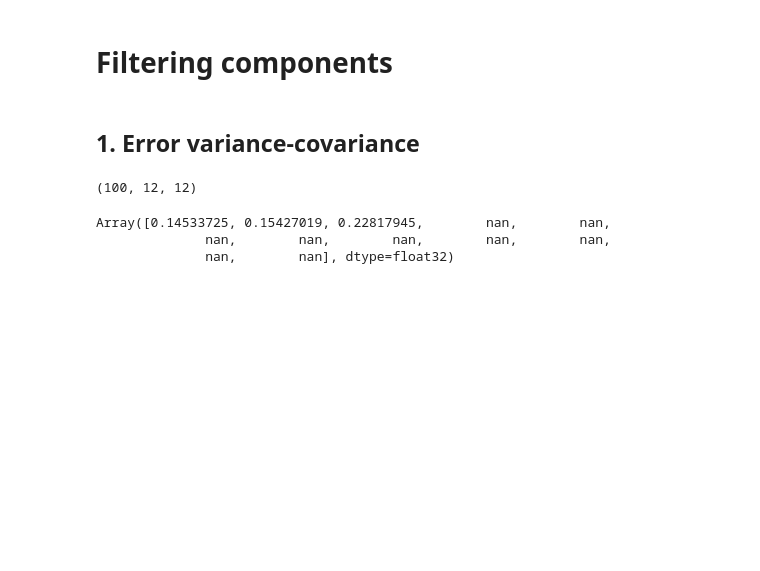
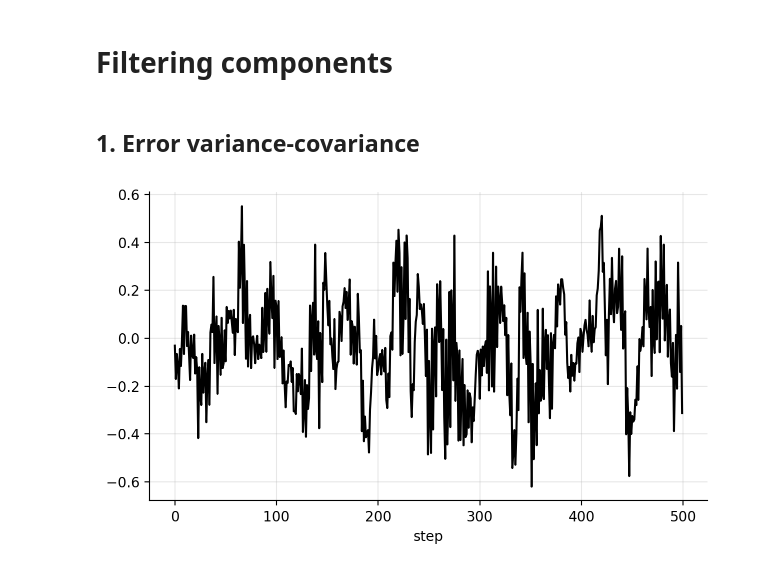
Before and after one commit to gerdm/filtering-notes, a Jupyter notebook: 02-state-space-models/arma-ssm.ipynb, the cells around one changed output. Cells and saved outputs as stored; diff of their text form; code cells hidden in the pictures; blank space fills up the shorter version.

Commit message:
feat-02: arma-ssm

```diff
--- a/02-state-space-models/arma-ssm.ipynb
+++ b/02-state-space-models/arma-ssm.ipynb
@@ -124,7 +124,7 @@ def init_ma_components(H_ma):
 # %% [markdown]
 ### Building blocks
 # %%
-A = jnp.array([1.0, 1.0, 1.0, 1.0, 1.0])
+A = jnp.ones(5)
 
 H_ma, F_ma, Tm = init_ma_components(A)
 # %% [markdown]
@@ -522,24 +522,18 @@ def arma_evc(n_steps, Sigma_init, H, F, T, R):
     _, hist = jax.lax.scan(step, Sigma_init, timesteps)
     return hist
 # %%
-H_ar = jnp.array([-0.2, 0.3])
-H_ma = jnp.ones(10)
+H_ar = jnp.array([-0.2, 0.3, 0.6, -0.2])
+H_ma = jnp.ones(5) * 0.6
 
 H_arma, F_arma, T_arma = init_arma_components(H_ar=H_ar, H_ma=H_ma)
-
-Sigma_init = jnp.eye(len(F_arma))
-
-hist = arma_evc(100, Sigma_init, H_arma, F_arma, T_arma, R)
+# H_arma, F_arma, T_arma = init_arma_components(H_ma=H_ma)
-# %%
-hist["sigma-update"].shape
-# %% [output]
-(100, 12, 12)
-# %%
-cov = hist["sigma-update"][41]
-diag_sigma = jnp.sqrt(jnp.diag(cov))
-corr = jnp.einsum("ij,i,j->ij", cov, 1 / diag_sigma, 1 / diag_sigma)
-diag_sigma
-# %% [output]
-Array([0.14533725, 0.15427019, 0.22817945,        nan,        nan,
-              nan,        nan,        nan,        nan,        nan,
-              nan,        nan], dtype=float32)
+# %%
+key = jax.random.PRNGKey(314159)
+n_steps = 500
+hist = run_ssm(key, F_arma, H_arma, T_arma, R, n_steps)
+
+plt.plot(hist["y"], c="black", markersize=4)
+plt.xlabel("step")
+plt.grid(alpha=0.3)
+# %% [output]
+[figure, added]
```
Also changed, not shown: parts of 14 cells of this notebook.
